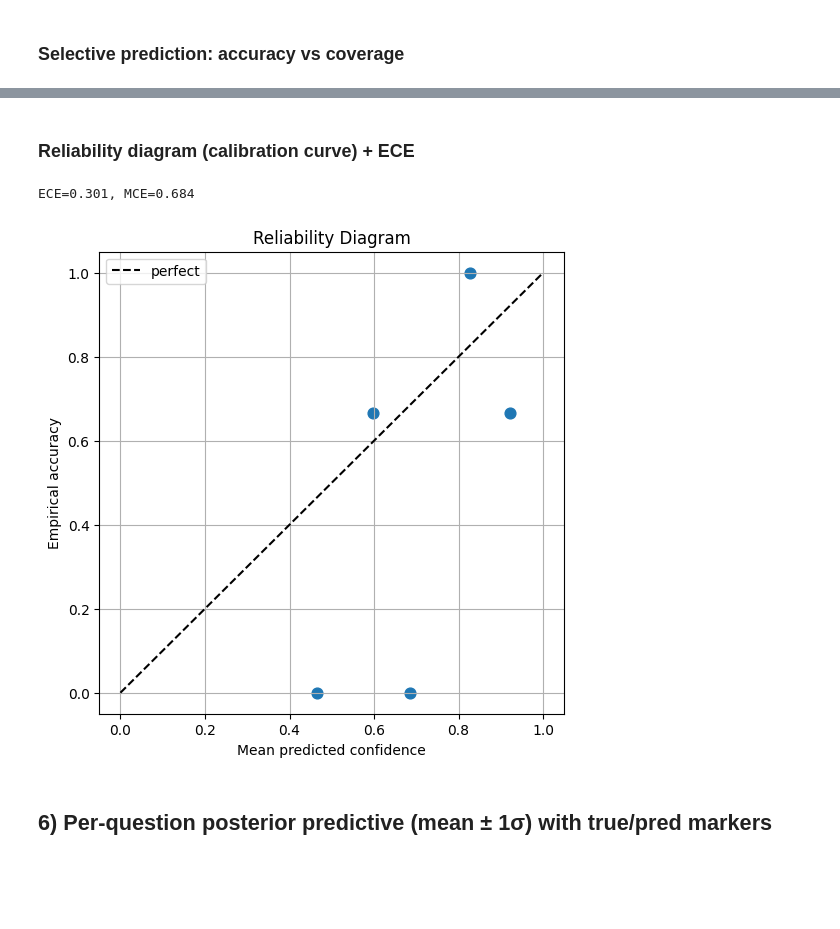
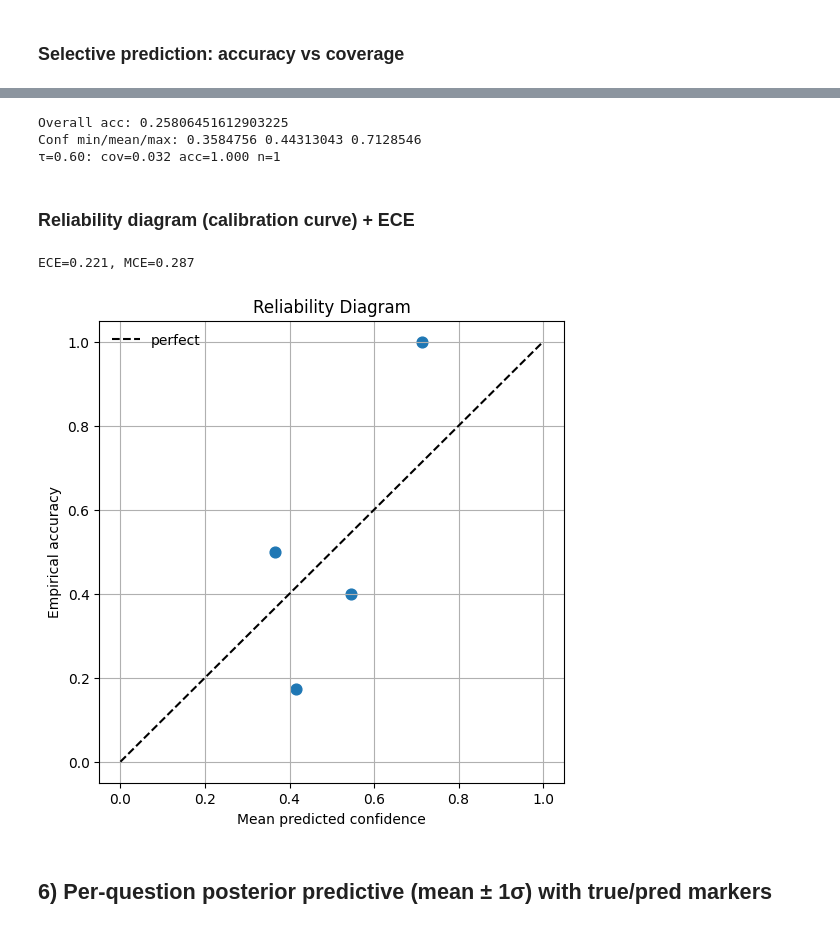
Before and after one commit to rdisipio/BayesianLM-QA, a Jupyter notebook: bayesian_head_mcq.ipynb, the cells around one changed output, grey strips where cells are left out. Saved outputs shown, nothing was run; the diff lists cells and outputs as text; code cells hidden in the pictures; blank space fills up the shorter version.

```diff
--- a/bayesian_head_mcq.ipynb
+++ b/bayesian_head_mcq.ipynb
@@ -122,7 +213,7 @@ from sklearn.model_selection import train_test_split
 from sklearn.preprocessing import StandardScaler
 
 X_train, X_test, y_train, y_test = train_test_split(
-    X, y, test_size=0.4, random_state=42, stratify=y if len(np.unique(y))>1 else None
+    X, y, test_size=0.25, random_state=42, stratify=y if len(np.unique(y))>1 else None
 )
 
 # flatten options for scaling, then reshape back
@@ -269,5 +417,6 @@ def predict_proba_auto(X_new, post):
 # %%
-p_te = predict_proba_auto(X_test, posterior)
+p_te = predict_proba_per_option(X_test, posterior)
+#p_bar = predict_proba_auto(X_test, posterior)
 # %% [markdown]
 
 ### Selective prediction: accuracy vs coverage
@@ -305,0 +474,11 @@ plt.show()
+# %%
+coverages, accs, taus, counts = selective_curve(p_te, y_test, min_answers=5, include_equal=True)
+
+# (Optional) mask NaNs or low-count regions before plotting
+mask = ~np.isnan(accs)
+plt.plot(coverages[mask], accs[mask], marker='o')
+plt.xlabel("Coverage (fraction answered)")
+plt.ylabel("Accuracy on answered")
+plt.title("Selective prediction: accuracy vs coverage")
+plt.grid(True, alpha=0.3)
+plt.show()
@@ -306,3 +487,15 @@ plt.show()
+# %%
+print("Overall acc:", (p_te.argmax(1) == y_test).mean())
+conf = p_te.max(1)
+print("Conf min/mean/max:", conf.min(), conf.mean(), conf.max())
+for t in [0.6, 0.8, 0.9, 0.95]:
+    ans = conf >= t
+    if ans.any():
+        print(f"τ={t:.2f}: cov={ans.mean():.3f} acc={ (p_te.argmax(1)[ans]==y_test[ans]).mean():.3f} n={ans.sum()}")
+# %% [output]
+Overall acc: 0.25806451612903225
+Conf min/mean/max: 0.3584756 0.44313043 0.7128546
+τ=0.60: cov=0.032 acc=1.000 n=1
 # %% [markdown]
 
 ### Reliability diagram (calibration curve) + ECE
@@ -315,36 +508,36 @@ def reliability_curve(probs, y_true, bins=10):
     bin_ids = np.digitize(conf, bin_edges) - 1
     bin_acc, bin_conf, bin_count = [], [], []
     for b in range(bins):
         mask = bin_ids == b
         if mask.sum() > 0:
             bin_acc.append((pred[mask] == y_true[mask]).mean())
             bin_conf.append(conf[mask].mean())
             bin_count.append(mask.sum())
         else:
             bin_acc.append(np.nan); bin_conf.append(np.nan); bin_count.append(0)
     return np.array(bin_conf), np.array(bin_acc), np.array(bin_count), bin_edges
 
 def expected_calibration_error(probs, y_true, bins=10):
     bin_conf, bin_acc, bin_cnt, _ = reliability_curve(probs, y_true, bins=bins)
     mask = ~np.isnan(bin_conf)
     weights = bin_cnt[mask] / bin_cnt[mask].sum() if bin_cnt[mask].sum()>0 else np.zeros_like(bin_cnt[mask], dtype=float)
     ece = np.sum(weights * np.abs(bin_acc[mask] - bin_conf[mask]))
     mce = np.max(np.abs(bin_acc[mask] - bin_conf[mask])) if mask.any() else np.nan
     return ece, mce, bin_conf, bin_acc
 
 ece, mce, bin_conf, bin_acc = expected_calibration_error(p_te, y_test, bins=8)
 print(f"ECE={ece:.3f}, MCE={mce:.3f}")
 
 plt.figure(figsize=(6,6))
 plt.plot([0,1],[0,1],"k--", label="perfect")
 valid = ~np.isnan(bin_conf)
 plt.scatter(bin_conf[valid], bin_acc[valid], s=60)
 plt.xlabel("Mean predicted confidence"); plt.ylabel("Empirical accuracy")
 plt.title("Reliability Diagram")
-plt.grid(True); plt.legend(); plt.show()
+plt.grid(True); plt.legend(frameon=False); plt.show()
 # %% [output]
-ECE=0.301, MCE=0.684
+ECE=0.221, MCE=0.287
-[figure, old version]
+[figure, new version]
 # %% [markdown]
 
 ## 6) Per-question posterior predictive (mean ± 1σ) with true/pred markers
```
Also changed, not shown: parts of 10 cells of this notebook.
